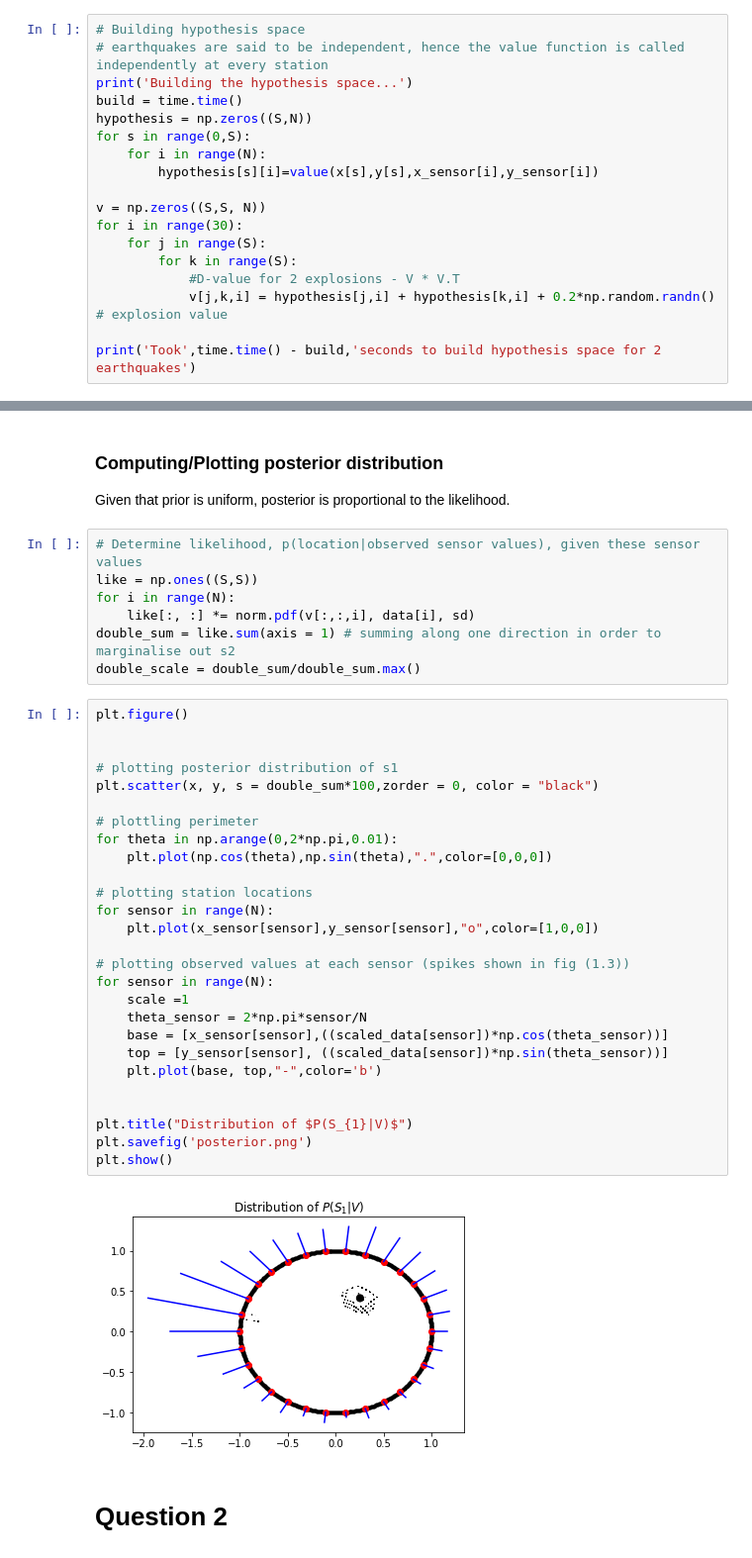
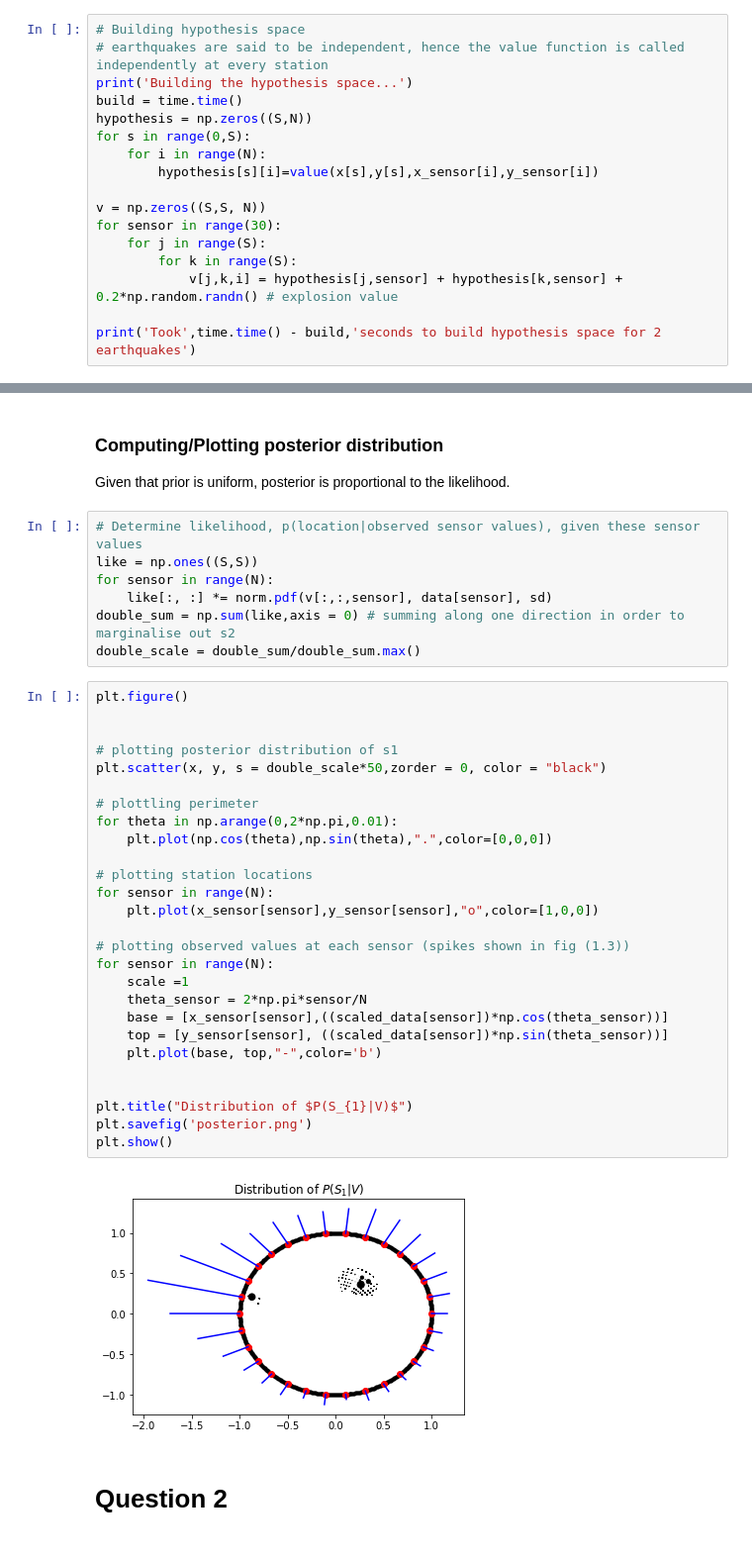
Before and after one commit to raneye99/COMP0080, a Jupyter notebook: Assignment/Earthquake/EarthquakesQuestion.ipynb, the cells around one changed output, grey strips where cells are left out. Shown: that part at 99% size. Drawn from its saved outputs; the diff is of its cells as text.

Commit message:
fixing plotting errors

```diff
--- a/Assignment/Earthquake/EarthquakesQuestion.ipynb
+++ b/Assignment/Earthquake/EarthquakesQuestion.ipynb
@@ -62,11 +62,10 @@ for s in range(0,S):
         hypothesis[s][i]=value(x[s],y[s],x_sensor[i],y_sensor[i])
 
 v = np.zeros((S,S, N))
-for i in range(30):
+for sensor in range(30):
     for j in range(S):
         for k in range(S):
-            #D-value for 2 explosions - V * V.T
-            v[j,k,i] = hypothesis[j,i] + hypothesis[k,i] + 0.2*np.random.randn() # explosion value
+            v[j,k,i] = hypothesis[j,sensor] + hypothesis[k,sensor] + 0.2*np.random.randn() # explosion value
 
 print('Took',time.time() - build,'seconds to build hypothesis space for 2 earthquakes')
 # %% [output]
@@ -93,39 +77,39 @@ Given that prior is uniform, posterior is proportional to the likelihood.
 # %%
 # Determine likelihood, p(location|observed sensor values), given these sensor values
 like = np.ones((S,S))
-for i in range(N):
-    like[:, :] *= norm.pdf(v[:,:,i], data[i], sd)
-double_sum = like.sum(axis = 1) # summing along one direction in order to marginalise out s2
+for sensor in range(N):
+    like[:, :] *= norm.pdf(v[:,:,sensor], data[sensor], sd)
+double_sum = np.sum(like,axis = 0) # summing along one direction in order to marginalise out s2
 double_scale = double_sum/double_sum.max()
 # %%
 plt.figure()
 
 
 # plotting posterior distribution of s1
-plt.scatter(x, y, s = double_sum*100,zorder = 0, color = "black")
+plt.scatter(x, y, s = double_scale*50,zorder = 0, color = "black")
 
 # plottling perimeter
 for theta in np.arange(0,2*np.pi,0.01):
     plt.plot(np.cos(theta),np.sin(theta),".",color=[0,0,0])
 
 # plotting station locations
 for sensor in range(N):
     plt.plot(x_sensor[sensor],y_sensor[sensor],"o",color=[1,0,0])
 
 # plotting observed values at each sensor (spikes shown in fig (1.3))
 for sensor in range(N):
     scale =1
     theta_sensor = 2*np.pi*sensor/N
     base = [x_sensor[sensor],((scaled_data[sensor])*np.cos(theta_sensor))]
     top = [y_sensor[sensor], ((scaled_data[sensor])*np.sin(theta_sensor))]
     plt.plot(base, top,"-",color='b')
 
 
 plt.title("Distribution of $P(S_{1}|V)$")
 plt.savefig('posterior.png')
 plt.show()
 # %% [output]
-[figure, old version]
+[figure, new version]
 # %% [markdown]
 # Question 2
 # %% [markdown]
```
Also changed, not shown: parts of 4 cells of this notebook.
